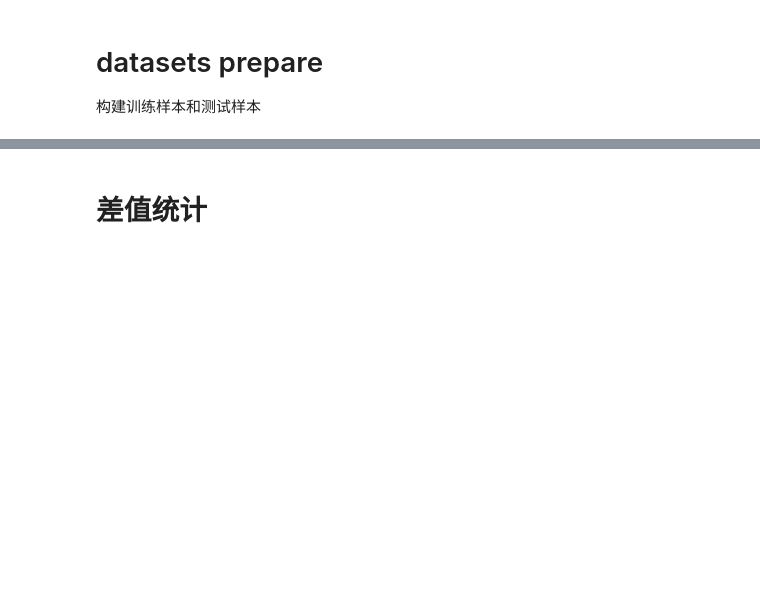
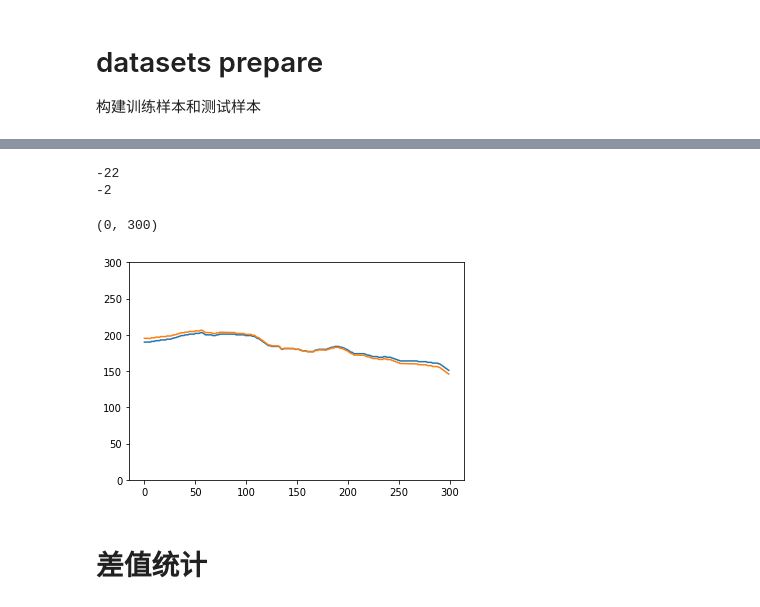
Before and after one commit to Peterisfar/Skyline-Similarity-with-Siamese-Networks-in-Pytorch, a Jupyter notebook: datasets_prepare.ipynb, the cells around one changed output, grey strips where cells are left out. Saved outputs shown, nothing was run; the diff lists cells and outputs as text; code cells hidden in the pictures; blank space fills up the shorter version.

Commit message:
show

```diff
--- a/datasets_prepare.ipynb
+++ b/datasets_prepare.ipynb
@@ -124,0 +139,18 @@ plt.ylim(0,300)
+# %%
+# show rotate and
+id0 = random.randint(0, 19999)
+id1 = random.randint(0, 49)
+skyline_ = read_data_row("./data/train/{}.{}.txt".format(id0, id1), 1)
+skyline = skyline_.strip().split(" ")
+line0 = np.array(list(map(int, skyline[0].split(','))))
+line2 = Move()(line2)
+line2 = Rotate()(line0)
+
+plt.plot(line0)
+plt.plot(line2)
+plt.ylim(0,300)
+# %% [output]
+-22
+-2
+(0, 300)
+[figure, added]
```
Also changed, not shown: parts of 4 cells of this notebook.
